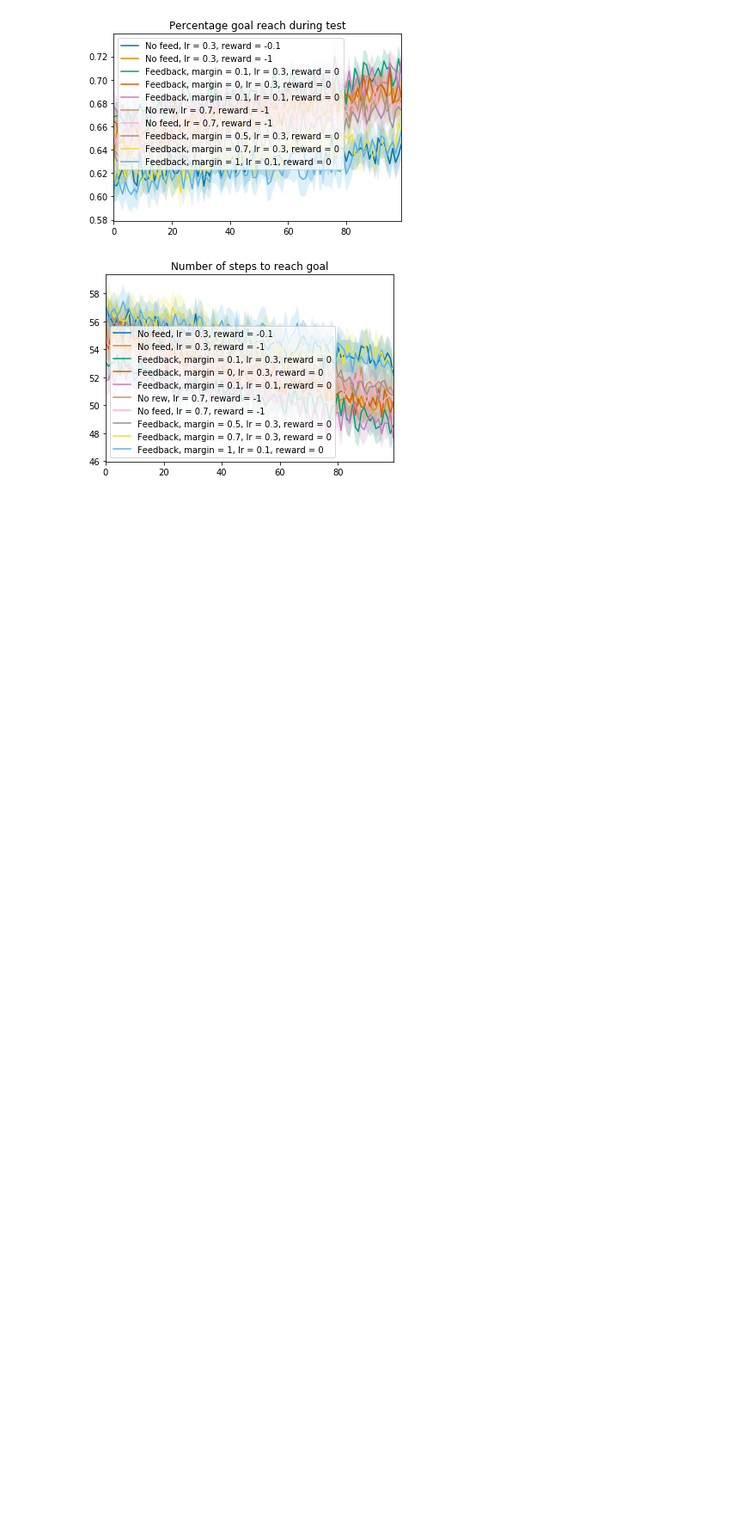
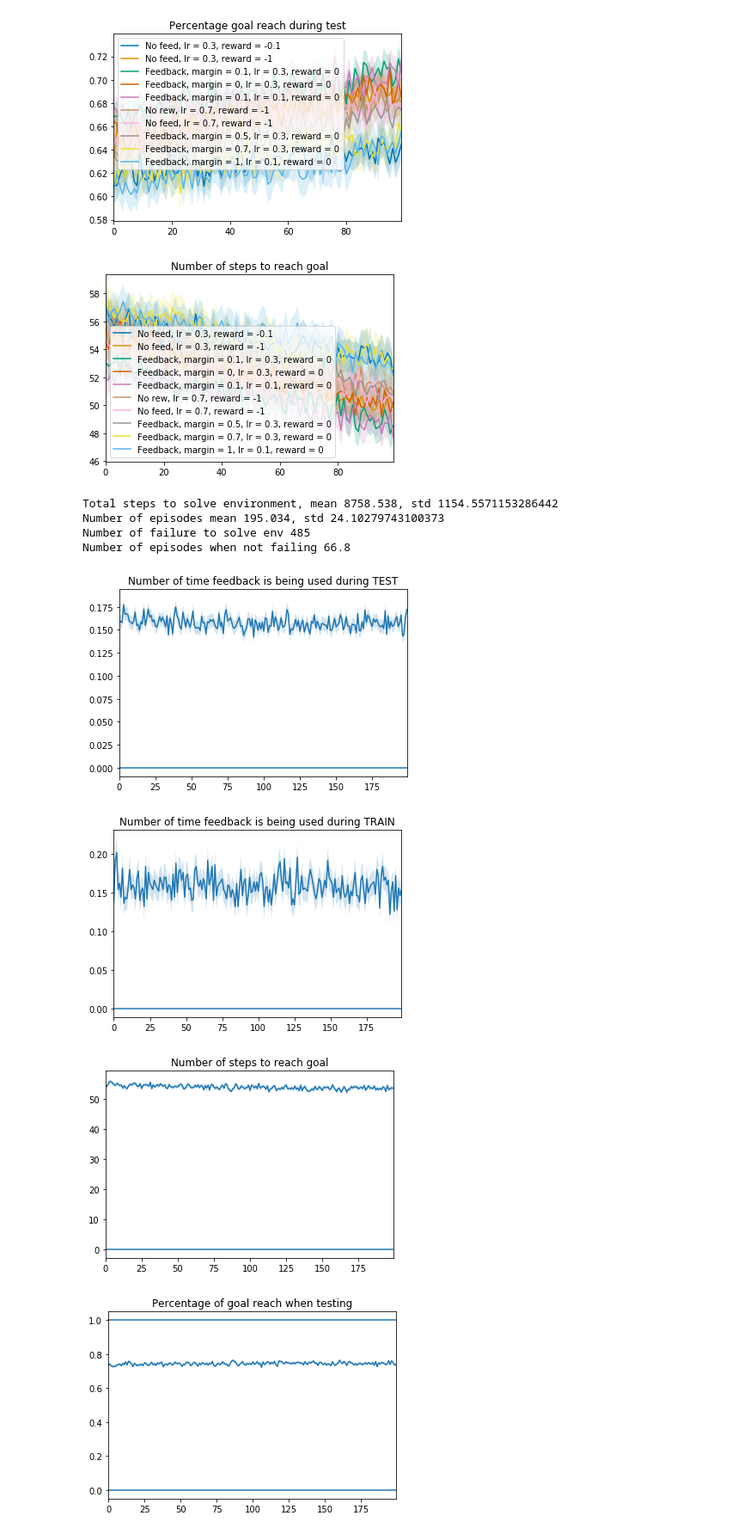
Before and after one commit to Mathieu-Seurin/safe_frozen_lake, a Jupyter notebook: multiple_run.ipynb, the cells around one changed output. Shown: that part at 86% size. Drawn from its saved outputs; the diff is of its cells as text; code cells hidden in the pictures; blank space fills up the shorter version.

```diff
--- a/multiple_run.ipynb
+++ b/multiple_run.ipynb
@@ -215,3 +215,17 @@ plot_result(result_dict)
 [figure]
 [figure]
 [figure]
+# %%
+algo = lambda : OptimalAgent()
+game = FrozenLakeEnvStop(is_slippery=True, reward_when_falling=0, reset_when_falling=True)
+
+run_multiple_expe(algo, game, n_expe=500, n_episodes_train=200, n_tests=5, percentage_to_success=1, show=True)
+# %% [output]
+Total steps to solve environment, mean 8758.538, std 1154.5571153286442
+Number of episodes mean 195.034, std 24.10279743100373
+Number of failure to solve env 485
+Number of episodes when not failing 66.8
+[figure, added]
+[figure, added]
+[figure, added]
+[figure, added]
```
Also changed, not shown: parts of 4 cells of this notebook, 6 other files.
